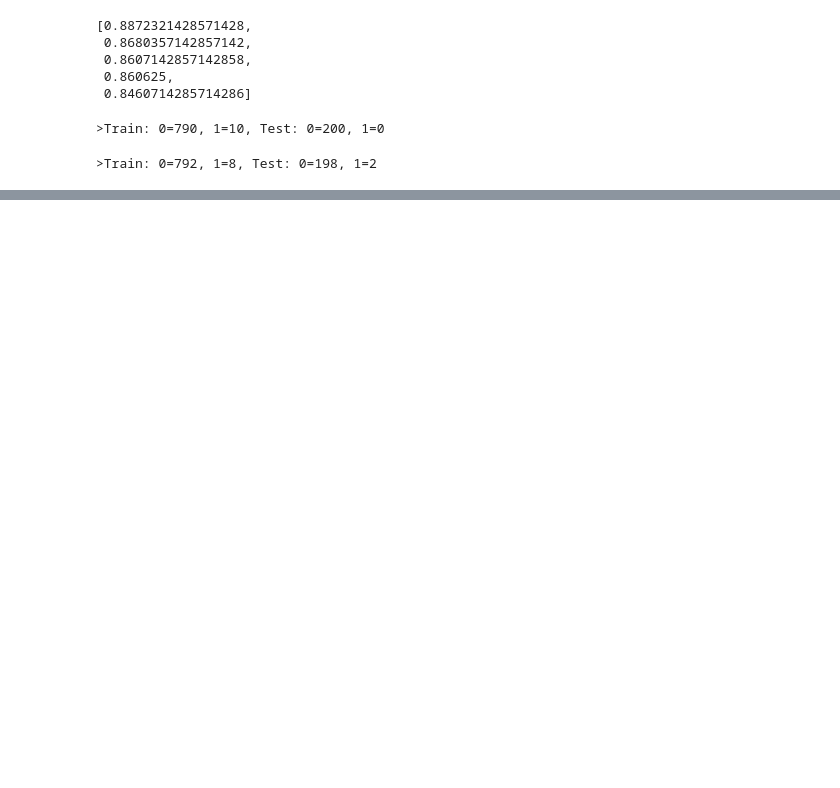
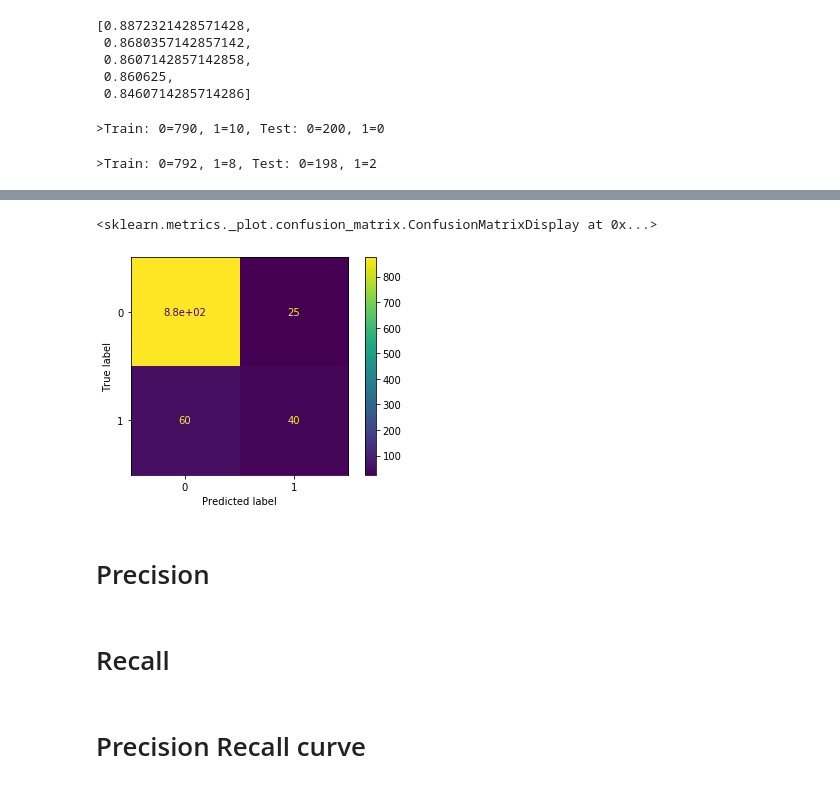
Before and after one commit to marcinczelej/ML_content, a Jupyter notebook: solutions.ipynb, the cells around one changed output, grey strips where cells are left out. Saved outputs shown, nothing was run; the diff lists cells and outputs as text; code cells hidden in the pictures; blank space fills up the shorter version.

```diff
--- a/solutions.ipynb
+++ b/solutions.ipynb
@@ -153,0 +220,24 @@ print('>Train: 0=%d, 1=%d, Test: 0=%d, 1=%d' % (train_0, train_1, test_0, test_1
+# %%
+from sklearn.datasets import make_classification
+from sklearn.metrics import plot_confusion_matrix
+
+"""
+
+TODO:
+- for given dataset create and train classifer
+- plot confusion matrix
+- try different classifiers
+
+"""
+
+X, y = make_classification(n_samples=1000, n_classes=2, weights=[0.90, 0.10], flip_y=0, random_state=1)
+
+clf = SGDClassifier()
+clf.fit(X, y)
+
+plot_confusion_matrix(clf, X, y)
+# %% [output]
+<sklearn.metrics._plot.confusion_matrix.ConfusionMatrixDisplay at 0x...>
+[figure, added]
+# %% [markdown]
+# Precision
@@ -153,0 +265,2 @@ print('>Train: 0=%d, 1=%d, Test: 0=%d, 1=%d' % (train_0, train_1, test_0, test_1
+# %% [markdown]
+# Recall
@@ -153,0 +287,2 @@ print('>Train: 0=%d, 1=%d, Test: 0=%d, 1=%d' % (train_0, train_1, test_0, test_1
+# %% [markdown]
+# Precision Recall curve
```
Also changed, not shown: parts of 13 cells of this notebook, 1 other file.
